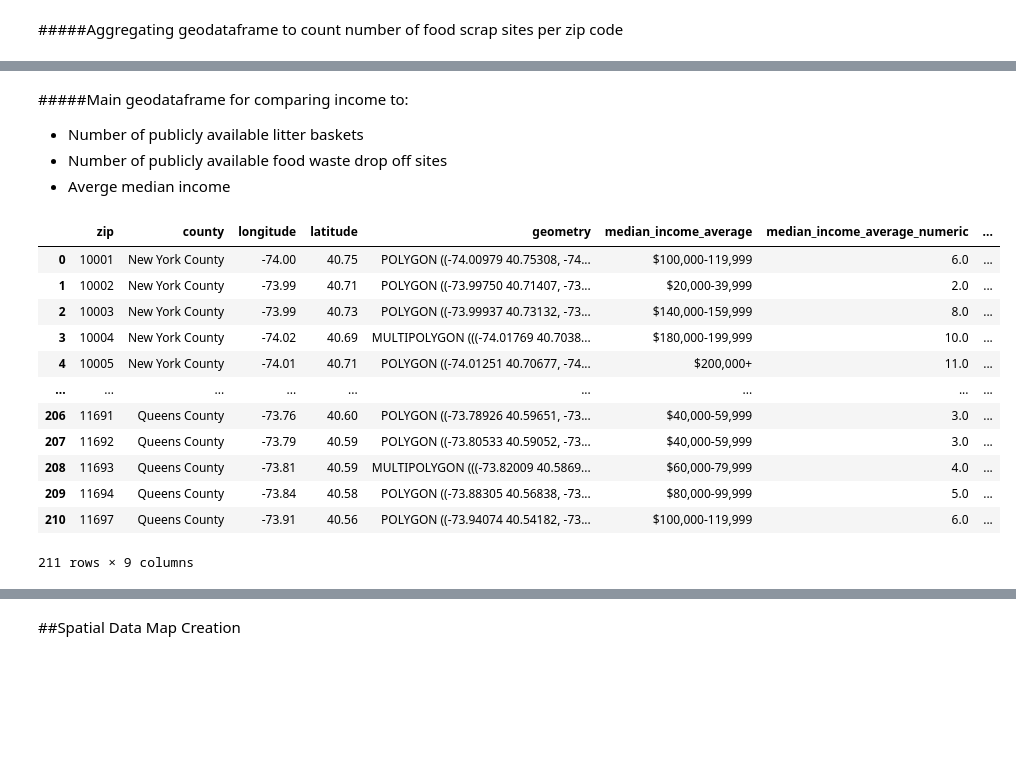
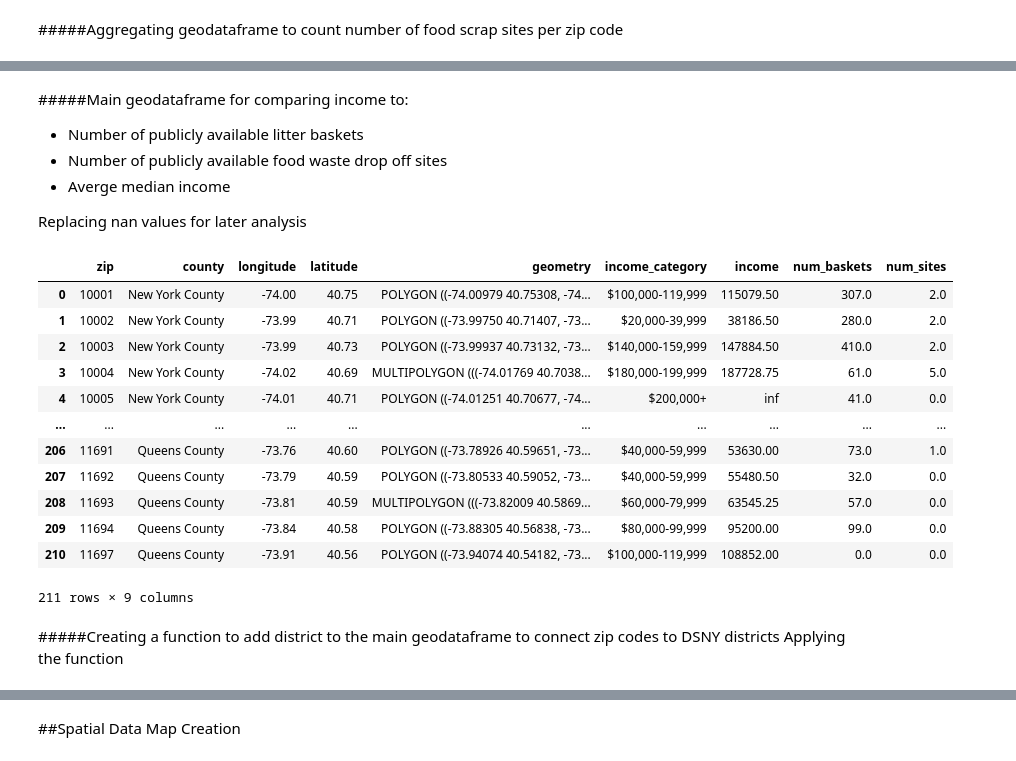
Before and after one commit to neil-kuldip/Disproportion_of_NYC_Litter_Sanitation, a Jupyter notebook: Disproportion_of_NYC_Litter_Sanitation.ipynb, the cells around one changed output, grey strips where cells are left out. Saved outputs shown, nothing was run; the diff lists cells and outputs as text; code cells hidden in the pictures; blank space fills up the shorter version.

```diff
--- a/Disproportion_of_NYC_Litter_Sanitation.ipynb
+++ b/Disproportion_of_NYC_Litter_Sanitation.ipynb
@@ -102,7 +144,7 @@ ZCTA_zip_gdf
 # %% [markdown]
 #####Loading Median Income Data (ACS(5-Year))
 # %%
-acs_df = pd.read_csv("ACS(5-Year)_2019/ACS(5-Year)_2019.csv")
+acs_df = pd.read_csv("/content/drive/MyDrive/DS_Project_Files/ACS(5-Year)_2019/ACS(5-Year)_2019.csv")
 # %% [markdown]
 ######Format df columns to be the description of the columns (first row)
 # %%
@@ -166,7 +208,7 @@ for x in median_income_df.index:
     temp = " ".join(list(median_income_df.iloc[x]))
     if (re.search(high_income, temp)):
         median_average.append("$200,000+")
-        median_average_numeric.append(11)
+        median_average_numeric.append(np.Inf)
     else:
         household = int(median_income_df.loc[x, "household"])
         family = int(median_income_df.loc[x, "family"])
@@ -178,39 +220,39 @@ for x in median_income_df.index:
             median_average_numeric.append(0)
         elif (average < 20000):
             median_average.append("$1-19,999")
-            median_average_numeric.append(1)
+            median_average_numeric.append(average)
         elif (average < 40000):
             median_average.append("$20,000-39,999")
-            median_average_numeric.append(2)
+            median_average_numeric.append(average)
         elif (average < 60000):
             median_average.append("$40,000-59,999")
-            median_average_numeric.append(3)
+            median_average_numeric.append(average)
         elif (average < 80000):
             median_average.append("$60,000-79,999")
-            median_average_numeric.append(4)
+            median_average_numeric.append(average)
         elif (average < 100000):
             median_average.append("$80,000-99,999")
-            median_average_numeric.append(5)
+            median_average_numeric.append(average)
         elif (average < 120000):
             median_average.append("$100,000-119,999")
-            median_average_numeric.append(6)
+            median_average_numeric.append(average)
         elif (average < 140000):
             median_average.append("$120,000-139,999")
-            median_average_numeric.append(7)
+            median_average_numeric.append(average)
         elif (average < 160000):
             median_average.append("$140,000-159,999")
-            median_average_numeric.append(8)
+            median_average_numeric.append(average)
         elif (average < 180000):
             median_average.append("$160,000-179,999")
-            median_average_numeric.append(9)
+            median_average_numeric.append(average)
         elif (average < 200000):
             median_average.append("$180,000-199,999")
-            median_average_numeric.append(10)
+            median_average_numeric.append(average)
         else:
             median_average.append("$200,000+")
-            median_average_numeric.append(11)
+            median_average_numeric.append(np.Inf)
 
-median_income_df = median_income_df.assign(median_income_average = median_average,
-                                           median_income_average_numeric = median_average_numeric)
+median_income_df = median_income_df.assign(income_category = median_average,
+                                           income= median_average_numeric)
 median_income_df
 # %% [output]
@@ -279,9 +321,9 @@ ZCTA_income_gdf
 # %% [markdown]
 ##Calculating Public Litter Basket & Public Food Waste Drop Off Site Density by Zip Code
 # %%
-litter_basket_gdf = gpd.read_file("DSNY_Litter_Basket_Inventory/litter_basket_inventory.shp")
-dsny_districts_gdf = gpd.read_file("DSNY_Districts/dsny_districts.shp")
-food_scraps_gdf = gpd.read_file("Food_Scrap_Drop-Off_Locations_in_NYC/food_scrap_drop_off_locations.shp")
+litter_basket_gdf = gpd.read_file("/content/drive/MyDrive/DS_Project_Files/DSNY_Litter_Basket_Inventory/litter_basket_inventory.shp")
+dsny_districts_gdf = gpd.read_file("/content/drive/MyDrive/DS_Project_Files/DSNY_Districts/dsny_districts.shp")
+food_scraps_gdf = gpd.read_file("/content/drive/MyDrive/DS_Project_Files/Food_Scrap_Drop-Off_Locations_in_NYC/food_scrap_drop_off_locations.shp")
 # %%
 def getDistrictZip(district):
     """
@@ -322,13 +364,13 @@ def getZip(basket):
     Returns
     -------
     str
-       name of Zip code in the location of the litter basket, N/A if not found
+       name of Zip code in the location of the litter basket, nan if not found
 
     """
     for x in ZCTA_income_gdf.index:
         if basket.within(ZCTA_income_gdf.loc[x, "geometry"]):
             return(ZCTA_income_gdf.loc[x, "zip"])
-    return "N/A"
+    return np.nan
 # %% [markdown]
 #####Using the functions to retrieve zip codes for districts, baskets, and food scrap sites
 # %%
@@ -405,20 +447,27 @@ grouped_scraps_gdf
 - Number of publicly available litter baskets
 - Number of publicly available food waste drop off sites
 - Averge median income
+
+Replacing nan values for later analysis
 # %%
 zipcode_income_basket_scrap_gdf = pd.merge(zipcode_income_basket_gdf, grouped_scraps_gdf, how="left", on="zip")
+zipcode_income_basket_scrap_gdf["num_baskets"] = zipcode_income_basket_scrap_gdf["num_baskets"].replace(np.nan, 0)
+zipcode_income_basket_scrap_gdf["num_sites"] = zipcode_income_basket_scrap_gdf["num_sites"].replace(np.nan, 0)
 zipcode_income_basket_scrap_gdf
 # %% [output]
-|  | zip | county | longitude | latitude | geometry | median_income_average | median_income_average_numeric | ... |
-| 0 | 10001 | New York County | -74.00 | 40.75 | POLYGON ((-74.00979 40.75308, -74... | $100,000-119,999 | 6.0 | ... |
-| 1 | 10002 | New York County | -73.99 | 40.71 | POLYGON ((-73.99750 40.71407, -73... | $20,000-39,999 | 2.0 | ... |
-| 2 | 10003 | New York County | -73.99 | 40.73 | POLYGON ((-73.99937 40.73132, -73... | $140,000-159,999 | 8.0 | ... |
-| 3 | 10004 | New York County | -74.02 | 40.69 | MULTIPOLYGON (((-74.01769 40.7038... | $180,000-199,999 | 10.0 | ... |
-| 4 | 10005 | New York County | -74.01 | 40.71 | POLYGON ((-74.01251 40.70677, -74... | $200,000+ | 11.0 | ... |
-| ... | ... | ... | ... | ... | ... | ... | ... | ... |
-| 206 | 11691 | Queens County | -73.76 | 40.60 | POLYGON ((-73.78926 40.59651, -73... | $40,000-59,999 | 3.0 | ... |
-| 207 | 11692 | Queens County | -73.79 | 40.59 | POLYGON ((-73.80533 40.59052, -73... | $40,000-59,999 | 3.0 | ... |
-| 208 | 11693 | Queens County | -73.81 | 40.59 | MULTIPOLYGON (((-73.82009 40.5869... | $60,000-79,999 | 4.0 | ... |
-| 209 | 11694 | Queens County | -73.84 | 40.58 | POLYGON ((-73.88305 40.56838, -73... | $80,000-99,999 | 5.0 | ... |
-| 210 | 11697 | Queens County | -73.91 | 40.56 | POLYGON ((-73.94074 40.54182, -73... | $100,000-119,999 | 6.0 | ... |
+|  | zip | county | longitude | latitude | geometry | income_category | income | num_baskets | num_sites |
+| 0 | 10001 | New York County | -74.00 | 40.75 | POLYGON ((-74.00979 40.75308, -74... | $100,000-119,999 | 115079.50 | 307.0 | 2.0 |
+| 1 | 10002 | New York County | -73.99 | 40.71 | POLYGON ((-73.99750 40.71407, -73... | $20,000-39,999 | 38186.50 | 280.0 | 2.0 |
+| 2 | 10003 | New York County | -73.99 | 40.73 | POLYGON ((-73.99937 40.73132, -73... | $140,000-159,999 | 147884.50 | 410.0 | 2.0 |
+| 3 | 10004 | New York County | -74.02 | 40.69 | MULTIPOLYGON (((-74.01769 40.7038... | $180,000-199,999 | 187728.75 | 61.0 | 5.0 |
+| 4 | 10005 | New York County | -74.01 | 40.71 | POLYGON ((-74.01251 40.70677, -74... | $200,000+ | inf | 41.0 | 0.0 |
+| ... | ... | ... | ... | ... | ... | ... | ... | ... | ... |
+| 206 | 11691 | Queens County | -73.76 | 40.60 | POLYGON ((-73.78926 40.59651, -73... | $40,000-59,999 | 53630.00 | 73.0 | 1.0 |
+| 207 | 11692 | Queens County | -73.79 | 40.59 | POLYGON ((-73.80533 40.59052, -73... | $40,000-59,999 | 55480.50 | 32.0 | 0.0 |
+| 208 | 11693 | Queens County | -73.81 | 40.59 | MULTIPOLYGON (((-73.82009 40.5869... | $60,000-79,999 | 63545.25 | 57.0 | 0.0 |
+| 209 | 11694 | Queens County | -73.84 | 40.58 | POLYGON ((-73.88305 40.56838, -73... | $80,000-99,999 | 95200.00 | 99.0 | 0.0 |
+| 210 | 11697 | Queens County | -73.91 | 40.56 | POLYGON ((-73.94074 40.54182, -73... | $100,000-119,999 | 108852.00 | 0.0 | 0.0 |
 211 rows × 9 columns
+# %% [markdown]
+#####Creating a function to add district to the main geodataframe to connect zip codes to DSNY districts
+Applying the function
```
Also changed, not shown: parts of 74 cells of this notebook.
